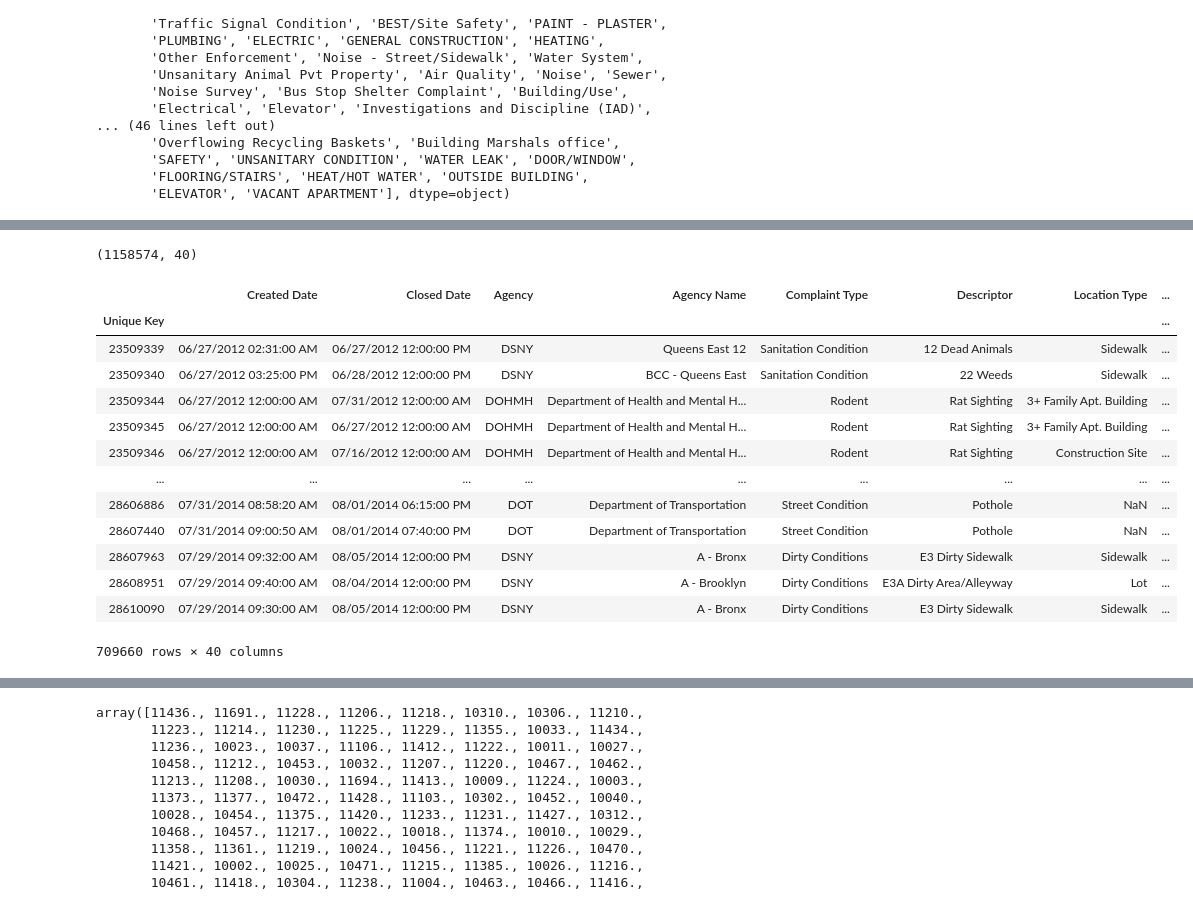
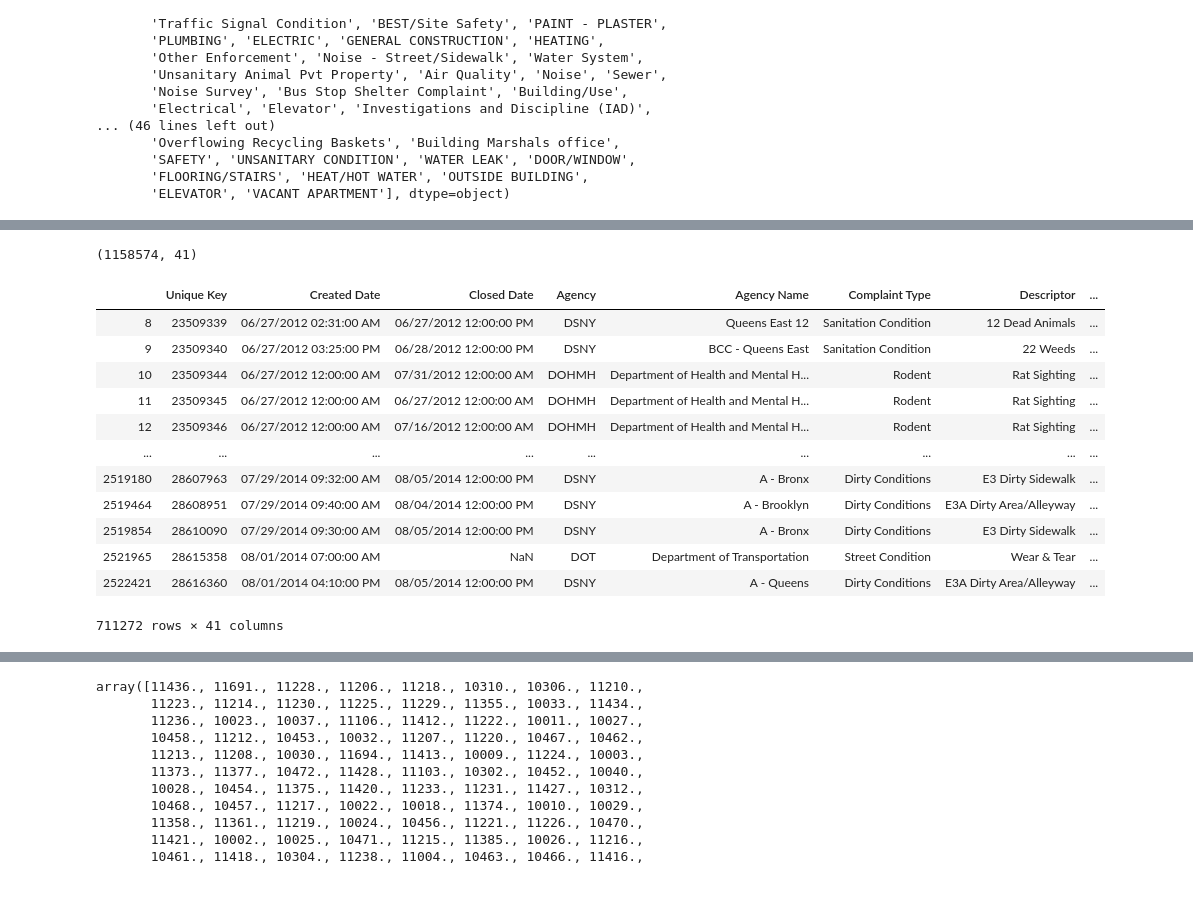
Before and after one commit to CSC599-70-GIN/RentPrediction, a Jupyter notebook: 311data.ipynb, the cells around one changed output, grey strips where cells are left out. Cells and saved outputs as stored; diff of their text form; code cells hidden in the pictures.

```diff
--- a/311data.ipynb
+++ b/311data.ipynb
@@ -17,7 +17,7 @@ from sklearn.model_selection import RandomizedSearchCV
 
 #You should download this from the site and change to your directory. Files too big for git to hold.
 #https://nycopendata.socrata.com/Social-Services/311-Service-Requests-from-2010-to-Present/erm2-nwe9
-df= pd.read_csv('C:/Users/Garland/Desktop/311_Service_Requests_from_2010_to_Present.csv', index_col=0)
+df= pd.read_csv('C:/Users/Garland/Desktop/311_Service_Requests_from_2010_to_Present.csv')
 
 df.head(5)
 # %% [output]
@@ -166,26 +192,25 @@ new_df.head(5)
 # %%
 new_df.shape
 # %% [output]
-(1158574, 40)
+(1158574, 41)
 # %%
-#Filtering by date.
 #Thinking we should check the previous years as some neighborhood "rep" could still be in effect even if it was stated resolved.
 
 #new_df['Created Date'] = pd.to_datetime(new_df['Created Date'], format = '%m/%d/%Y %H:%M:%S %p')
 
-new_df[(new_df['Created Date'] > '01/01/2010 12:00:00 AM') & (new_df['Created Date'] < '08/01/2013 12:00:00 AM')]
+#WON'T BE USING THIS... NOT TOO SURE WHY I'M NOT GETTING EVERYTHING. Probably loss data...
+new_df[(new_df['Created Date'] > '01/01/2010 12:00:00 AM') & (new_df['Created Date'] < '08/01/2018 12:00:00 AM')]
 # %% [output]
-|  | Created Date | Closed Date | Agency | Agency Name | Complaint Type | Descriptor | Location Type | ... |
-| Unique Key |  |  |  |  |  |  |  | ... |
-| 23509339 | 06/27/2012 02:31:00 AM | 06/27/2012 12:00:00 PM | DSNY | Queens East 12 | Sanitation Condition | 12 Dead Animals | Sidewalk | ... |
-| 23509340 | 06/27/2012 03:25:00 PM | 06/28/2012 12:00:00 PM | DSNY | BCC - Queens East | Sanitation Condition | 22 Weeds | Sidewalk | ... |
-| 23509344 | 06/27/2012 12:00:00 AM | 07/31/2012 12:00:00 AM | DOHMH | Department of Health and Mental H... | Rodent | Rat Sighting | 3+ Family Apt. Building | ... |
-| 23509345 | 06/27/2012 12:00:00 AM | 06/27/2012 12:00:00 AM | DOHMH | Department of Health and Mental H... | Rodent | Rat Sighting | 3+ Family Apt. Building | ... |
-| 23509346 | 06/27/2012 12:00:00 AM | 07/16/2012 12:00:00 AM | DOHMH | Department of Health and Mental H... | Rodent | Rat Sighting | Construction Site | ... |
+|  | Unique Key | Created Date | Closed Date | Agency | Agency Name | Complaint Type | Descriptor | ... |
+| 8 | 23509339 | 06/27/2012 02:31:00 AM | 06/27/2012 12:00:00 PM | DSNY | Queens East 12 | Sanitation Condition | 12 Dead Animals | ... |
+| 9 | 23509340 | 06/27/2012 03:25:00 PM | 06/28/2012 12:00:00 PM | DSNY | BCC - Queens East | Sanitation Condition | 22 Weeds | ... |
+| 10 | 23509344 | 06/27/2012 12:00:00 AM | 07/31/2012 12:00:00 AM | DOHMH | Department of Health and Mental H... | Rodent | Rat Sighting | ... |
+| 11 | 23509345 | 06/27/2012 12:00:00 AM | 06/27/2012 12:00:00 AM | DOHMH | Department of Health and Mental H... | Rodent | Rat Sighting | ... |
+| 12 | 23509346 | 06/27/2012 12:00:00 AM | 07/16/2012 12:00:00 AM | DOHMH | Department of Health and Mental H... | Rodent | Rat Sighting | ... |
 | ... | ... | ... | ... | ... | ... | ... | ... | ... |
-| 28606886 | 07/31/2014 08:58:20 AM | 08/01/2014 06:15:00 PM | DOT | Department of Transportation | Street Condition | Pothole | NaN | ... |
-| 28607440 | 07/31/2014 09:00:50 AM | 08/01/2014 07:40:00 PM | DOT | Department of Transportation | Street Condition | Pothole | NaN | ... |
-| 28607963 | 07/29/2014 09:32:00 AM | 08/05/2014 12:00:00 PM | DSNY | A - Bronx | Dirty Conditions | E3 Dirty Sidewalk | Sidewalk | ... |
-| 28608951 | 07/29/2014 09:40:00 AM | 08/04/2014 12:00:00 PM | DSNY | A - Brooklyn | Dirty Conditions | E3A Dirty Area/Alleyway | Lot | ... |
-| 28610090 | 07/29/2014 09:30:00 AM | 08/05/2014 12:00:00 PM | DSNY | A - Bronx | Dirty Conditions | E3 Dirty Sidewalk | Sidewalk | ... |
+| 2519180 | 28607963 | 07/29/2014 09:32:00 AM | 08/05/2014 12:00:00 PM | DSNY | A - Bronx | Dirty Conditions | E3 Dirty Sidewalk | ... |
+| 2519464 | 28608951 | 07/29/2014 09:40:00 AM | 08/04/2014 12:00:00 PM | DSNY | A - Brooklyn | Dirty Conditions | E3A Dirty Area/Alleyway | ... |
+| 2519854 | 28610090 | 07/29/2014 09:30:00 AM | 08/05/2014 12:00:00 PM | DSNY | A - Bronx | Dirty Conditions | E3 Dirty Sidewalk | ... |
+| 2521965 | 28615358 | 08/01/2014 07:00:00 AM | NaN | DOT | Department of Transportation | Street Condition | Wear & Tear | ... |
+| 2522421 | 28616360 | 08/01/2014 04:10:00 PM | 08/05/2014 12:00:00 PM | DSNY | A - Queens | Dirty Conditions | E3A Dirty Area/Alleyway | ... |
-709660 rows × 40 columns
+711272 rows × 41 columns
```
Also changed, not shown: parts of 38 cells of this notebook.
